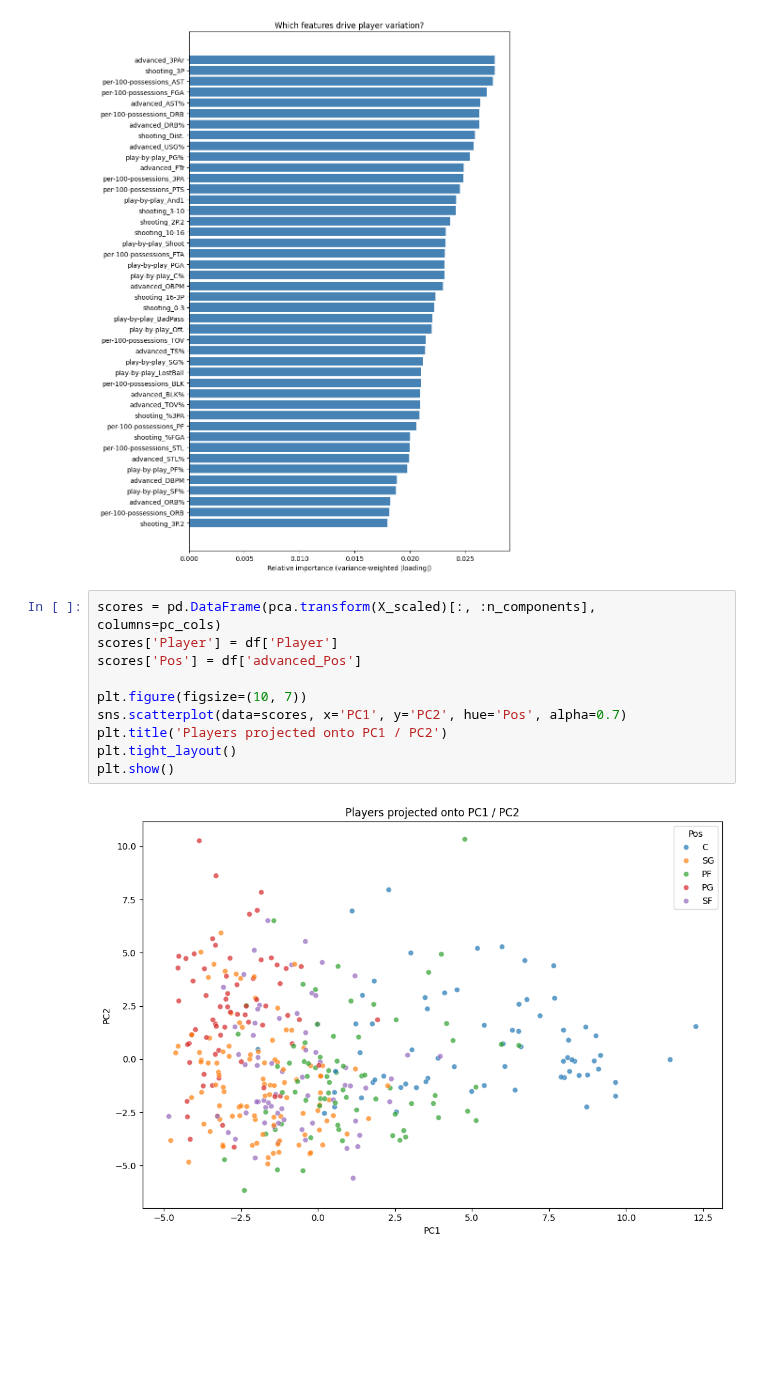
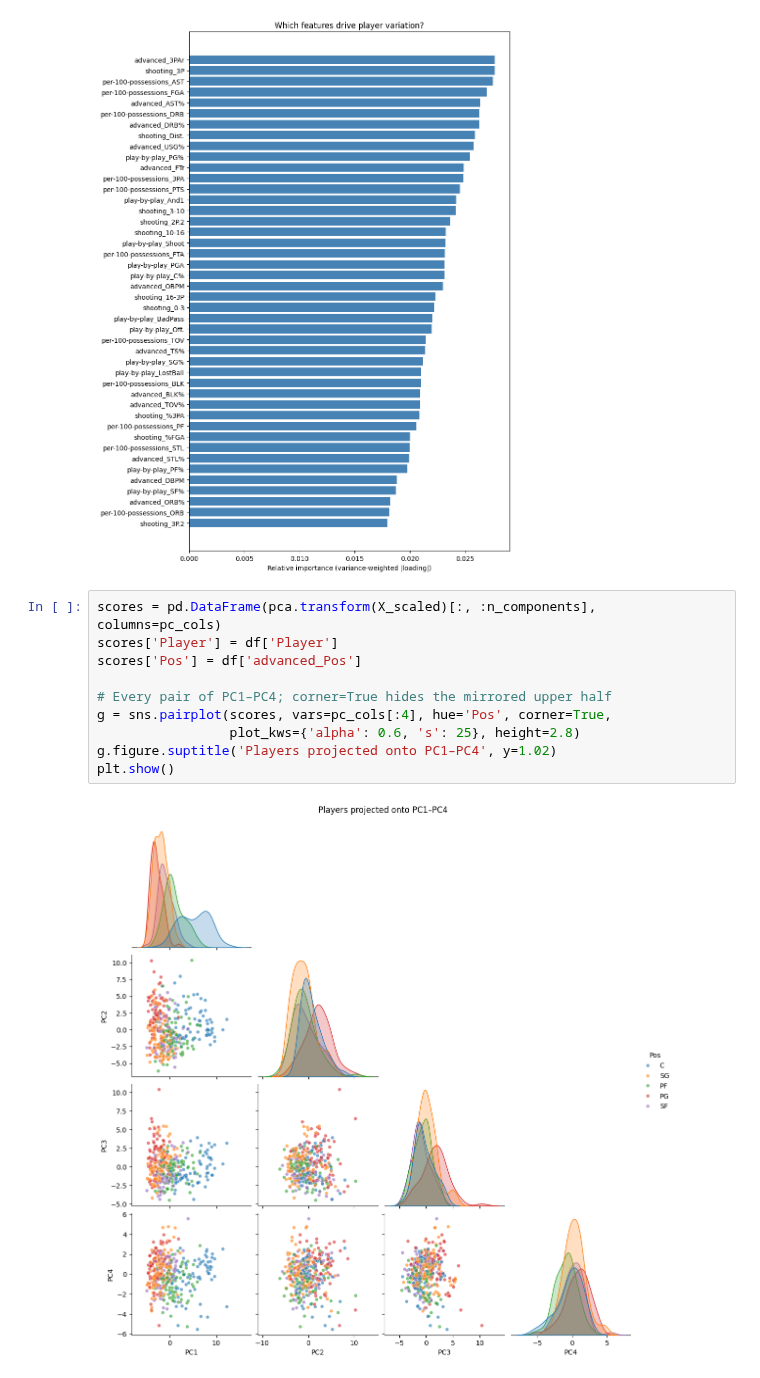
Before and after one commit to haejeg/nba-player-archetypes-and-clustering, a Jupyter notebook: notebooks/exploratory-data-analysis/principal-component-analysis.ipynb, the cells around one changed output. Drawn from its saved outputs; the diff is of its cells as text; blank space fills up the shorter version.

Commit message:
Analysis, more visualizations & wrapup

```diff
--- a/notebooks/exploratory-data-analysis/principal-component-analysis.ipynb
+++ b/notebooks/exploratory-data-analysis/principal-component-analysis.ipynb
@@ -179,12 +178,12 @@ plt.show()
 # %%
 scores = pd.DataFrame(pca.transform(X_scaled)[:, :n_components], columns=pc_cols)
 scores['Player'] = df['Player']
 scores['Pos'] = df['advanced_Pos']
 
-plt.figure(figsize=(10, 7))
-sns.scatterplot(data=scores, x='PC1', y='PC2', hue='Pos', alpha=0.7)
-plt.title('Players projected onto PC1 / PC2')
-plt.tight_layout()
+# Every pair of PC1–PC4; corner=True hides the mirrored upper half
+g = sns.pairplot(scores, vars=pc_cols[:4], hue='Pos', corner=True,
+                 plot_kws={'alpha': 0.6, 's': 25}, height=2.8)
+g.figure.suptitle('Players projected onto PC1–PC4', y=1.02)
 plt.show()
 # %% [output]
-[figure, old version]
+[figure, new version]
```
Also changed, not shown: parts of 2 cells of this notebook.
